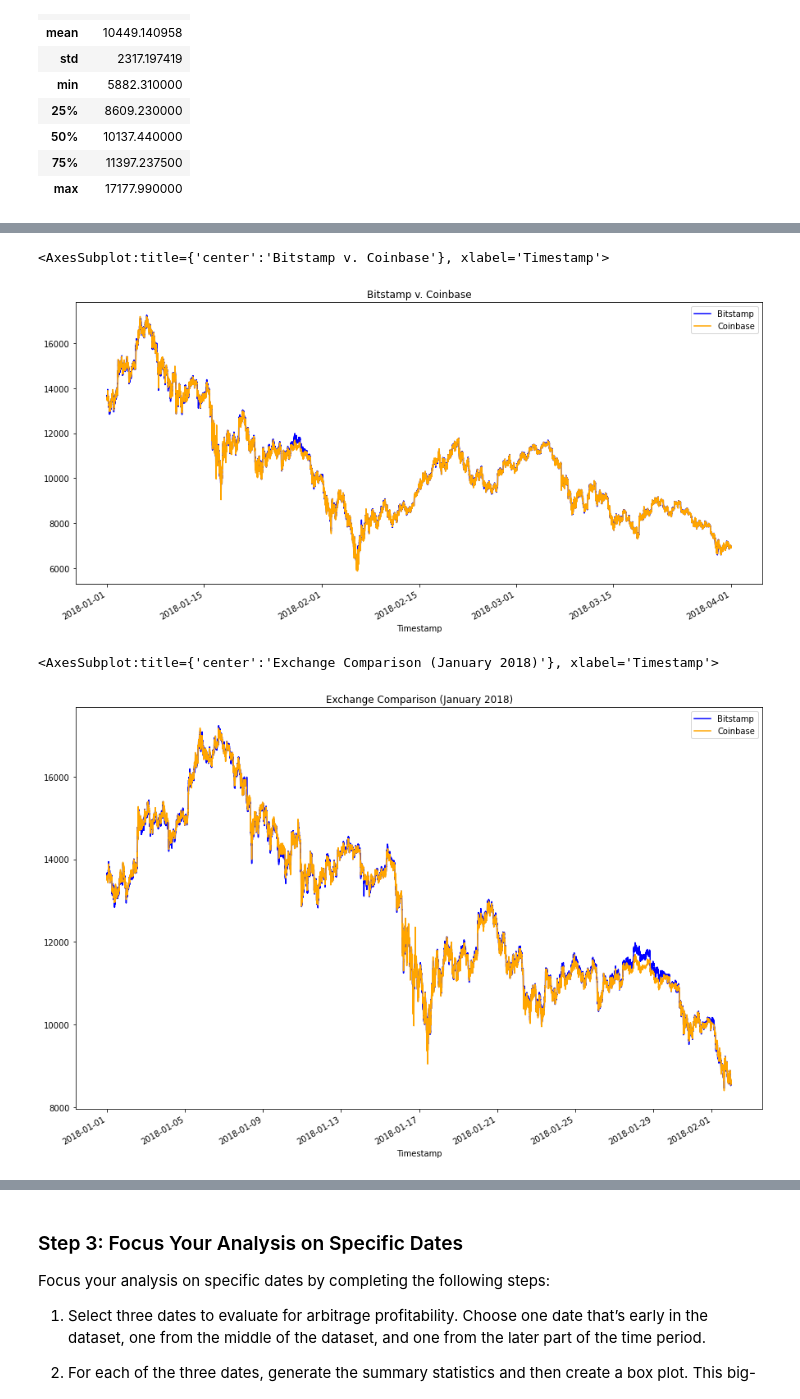
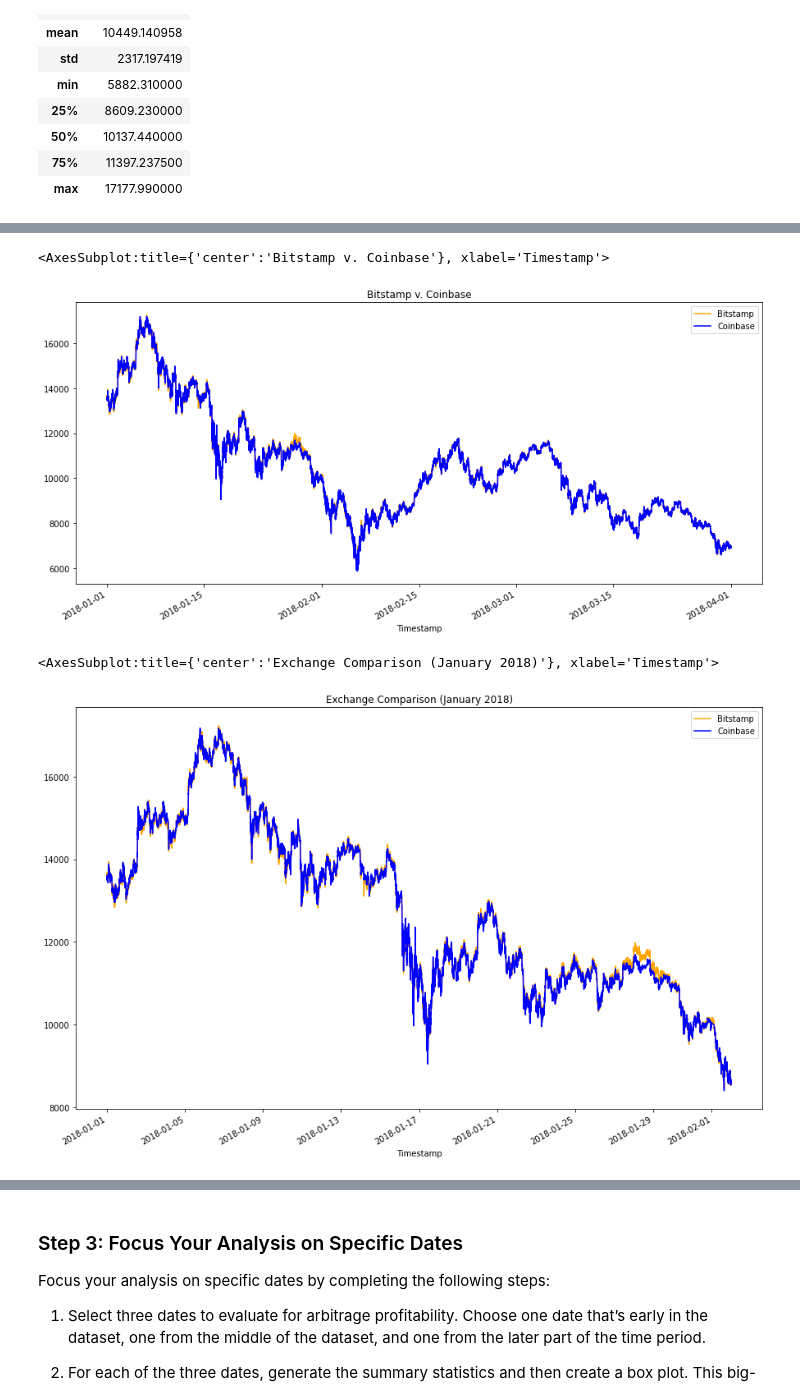
Before and after one commit to cdhendy/Crypto_Arbitrage, a Jupyter notebook: crypto_arbitrage.ipynb, the cells around one changed output, grey strips where cells are left out. Cells and saved outputs as stored; diff of their text form; code cells hidden in the pictures.

```diff
--- a/crypto_arbitrage.ipynb
+++ b/crypto_arbitrage.ipynb
@@ -267,23 +267,23 @@ coinbase_sliced.plot(figsize=(10, 5), title="Coinbase Prices", color="orange")
 # %%
 # Overlay the visualizations for the bitstamp and coinbase DataFrames in one plot
 # The plot should visualize the prices over the full lenth of the dataset
 # Be sure to include the parameters: legend, figure size, title, and color and label
-bitstamp['Close'].plot(legend=True, figsize=(15, 7), title="Bitstamp v. Coinbase", color="blue", label="Bitstamp")
-coinbase['Close'].plot(legend=True, figsize=(15, 7), color="orange", label="Coinbase")
+bitstamp['Close'].plot(legend=True, figsize=(15, 7), title="Bitstamp v. Coinbase", color="orange", label="Bitstamp")
+coinbase['Close'].plot(legend=True, figsize=(15, 7), color="blue", label="Coinbase")
 # %% [output]
 <AxesSubplot:title={'center':'Bitstamp v. Coinbase'}, xlabel='Timestamp'>
-[figure, old version]
+[figure, new version]
 # %%
 # Using the loc and plot functions, create an overlay plot that visualizes
 # the price action of both DataFrames for a one month period early in the dataset
 # Be sure to include the parameters: legend, figure size, title, and color and label
 bitstamp_sliced['Close'].loc['2018-01-01' : '2018-02-01'].plot(
-    legend=True, figsize=(15, 10), title="Exchange Comparison (January 2018)", color="blue", label="Bitstamp")
+    legend=True, figsize=(15, 10), title="Exchange Comparison (January 2018)", color="orange", label="Bitstamp")
 coinbase_sliced['Close'].loc['2018-01-01' : '2018-02-01'].plot(
-    legend=True, figsize=(15, 10), color="orange", label="Coinbase")
+    legend=True, figsize=(15, 10), color="blue", label="Coinbase")
 # %% [output]
 <AxesSubplot:title={'center':'Exchange Comparison (January 2018)'}, xlabel='Timestamp'>
-[figure, old version]
+[figure, new version]
 # %%
 # Using the loc and plot functions, create an overlay plot that visualizes
 # the price action of both DataFrames for a one month period later in the dataset
```
Also changed, not shown: parts of 4 cells of this notebook.
